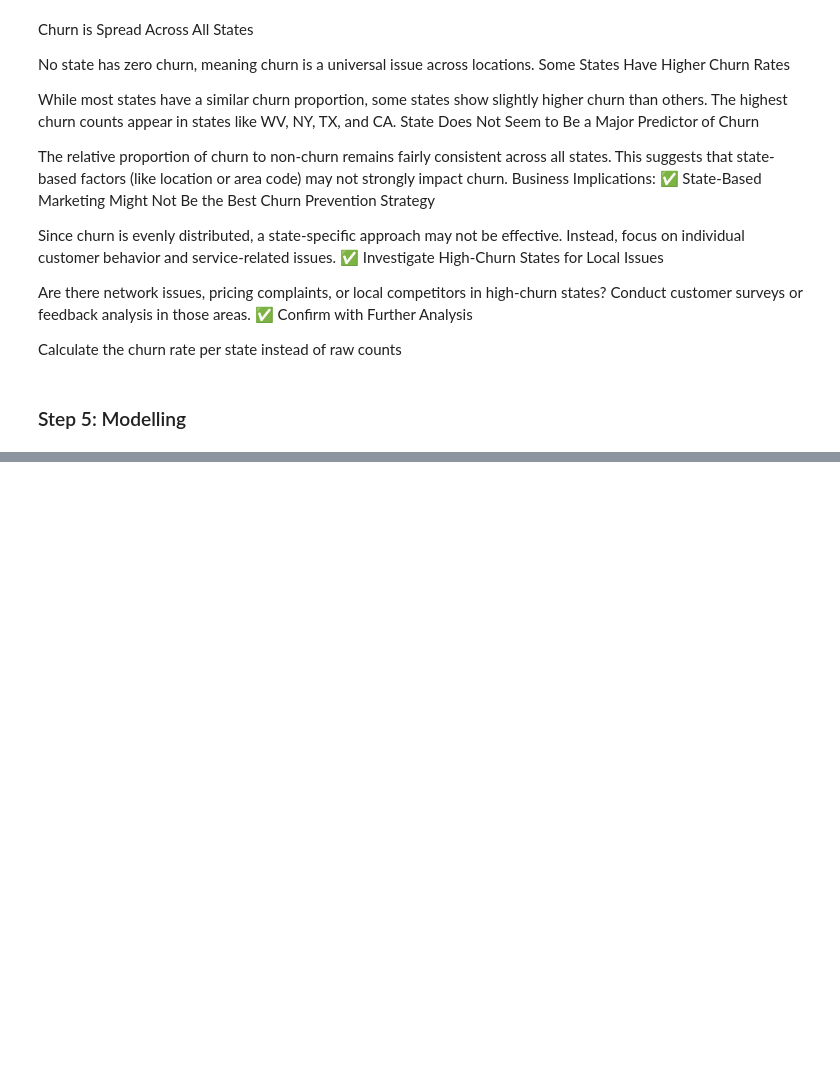
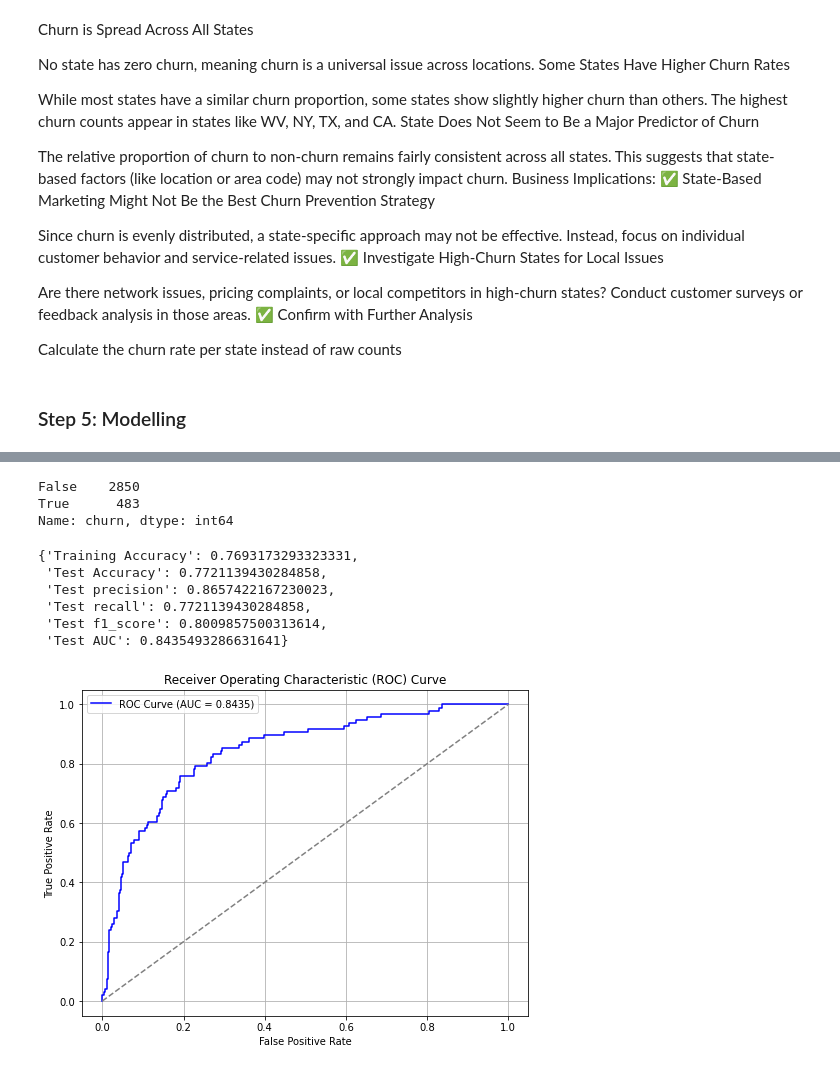
Before and after one commit to GraceMwende/Customer-Churn, a Jupyter notebook: Customer Churn.ipynb, the cells around one changed output, grey strips where cells are left out. Saved outputs shown, nothing was run; the diff lists cells and outputs as text; code cells hidden in the pictures; blank space fills up the shorter version.

Commit message:
classification models

```diff
--- a/Customer Churn.ipynb
+++ b/Customer Churn.ipynb
@@ -568,8 +559,20 @@ transformer = ColumnTransformer([
+# %%
+#Define Categorical and numerical features
+categorical_features = X.select_dtypes(include='O').columns
+numerical_features = X.select_dtypes(include=['int','float']).columns
+
+transformer = ColumnTransformer([
+    ('ohe',OneHotEncoder(handle_unknown='ignore'),categorical_features),
+    ('scaler',StandardScaler(),numerical_features)
+])
 # %%
-pipe = Pipeline([
-    ('pre-pro',transformer),
-    ('model',LogisticRegression())
+pipe = ImbPipeline([
+    ('preprocessor',transformer),
+    ('smote',SMOTE(sampling_strategy='auto',random_state=42)),
+    ('model',LogisticRegression(solver='liblinear'))
 ])
+
+
 pipe.fit(X_train,y_train)
 y_pred = pipe.predict(X_test)
 print(classification_report(y_true=y_test,y_pred=y_pred))
@@ -591,0 +594,6 @@ weighted avg       0.80      0.83      0.78       667
+# %%
+df['churn'].value_counts()
+# %% [output]
+False    2850
+True      483
+Name: churn, dtype: int64
@@ -591,0 +647,34 @@ weighted avg       0.80      0.83      0.78       667
+# %%
+
+
+# Identify categorical and numerical features
+categorical_features = ['state', 'international plan', 'voice mail plan']
+numerical_features = X_train.select_dtypes(include=['int64', 'float64']).columns.tolist()
+numerical_features = [col for col in numerical_features if col not in categorical_features]  # Exclude categorical
+
+# Step 1: Define Preprocessing Pipeline (OneHotEncoding + Scaling)
+preprocessor = ColumnTransformer([
+    ('ohe', OneHotEncoder(handle_unknown='ignore', sparse_output=False), categorical_features),
+    ('scaler', StandardScaler(), numerical_features)
+])
+
+# Step 2: Define Full Pipeline (Preprocessing + SMOTE + Model)
+pipe = ImbPipeline([
+    ('preprocessor', preprocessor),  # First, apply encoding & scaling
+    ('smote', SMOTE(sampling_strategy='auto', random_state=42)),  # Handle class imbalance
+    ('model', LogisticRegression(solver='liblinear'))  # Train model
+])
+
+#Train the Pipeline on Training Data
+# Predict on Test Data
+# Evaluate Model
+logreg = modelling(pipe)
+logreg
+# %% [output]
+{'Training Accuracy': 0.7693173293323331,
+ 'Test Accuracy': 0.7721139430284858,
+ 'Test precision': 0.8657422167230023,
+ 'Test recall': 0.7721139430284858,
+ 'Test f1_score': 0.8009857500313614,
+ 'Test AUC': 0.8435493286631641}
+[figure, added]
```
Also changed, not shown: parts of 14 cells of this notebook.
